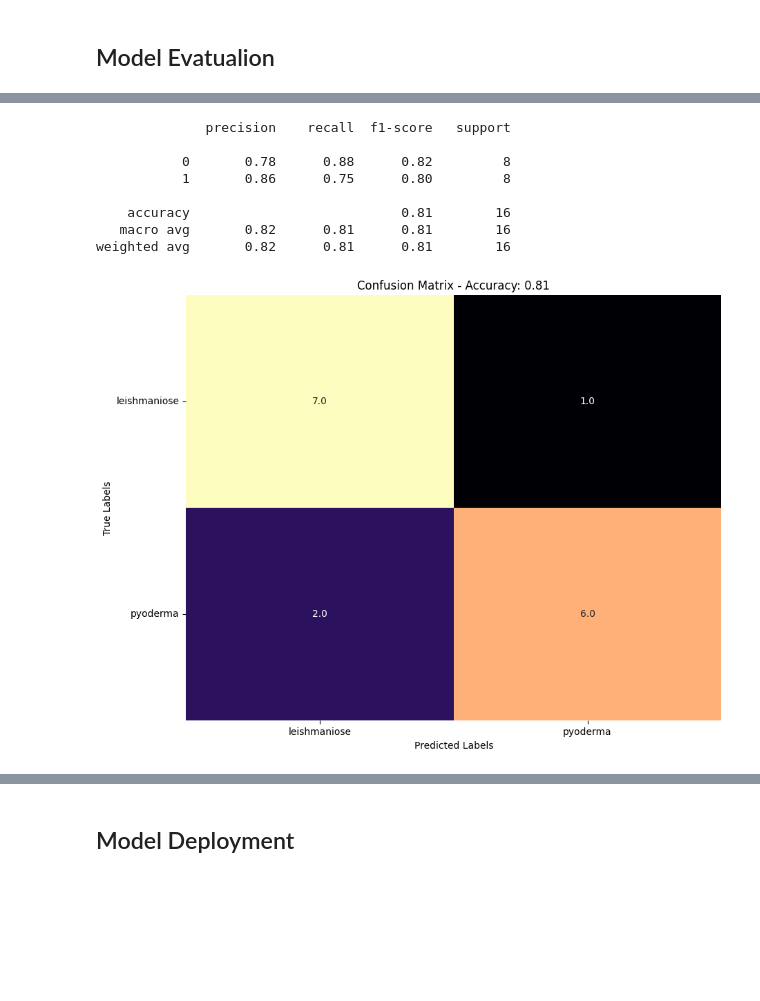
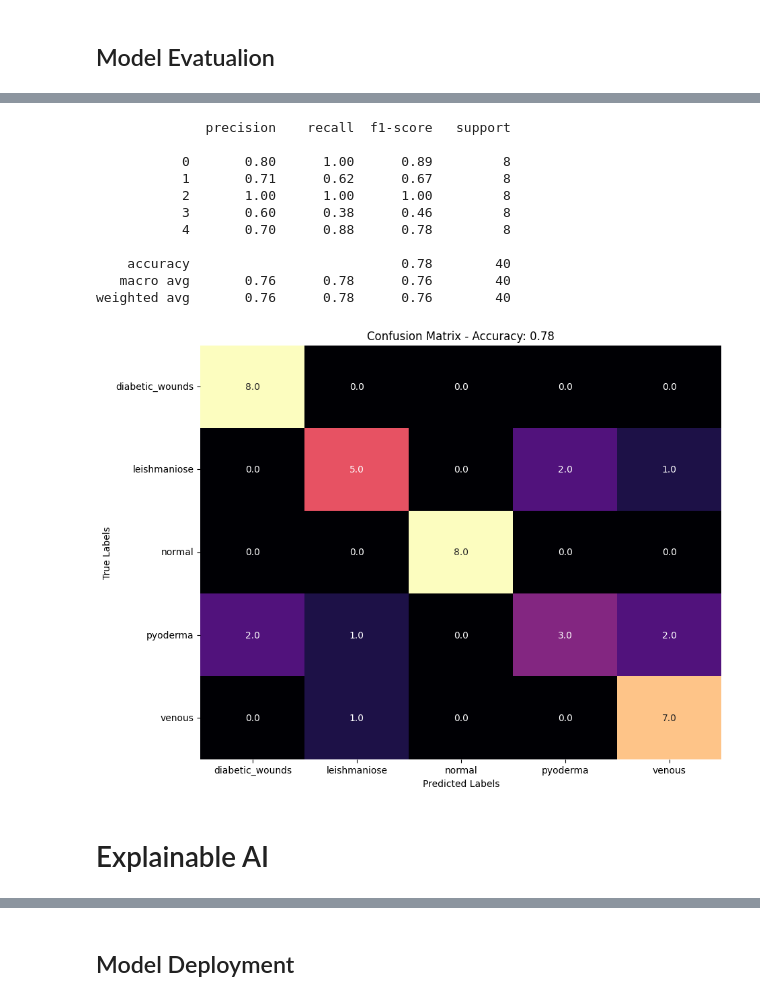
Before and after one commit to Eric-Oliveira-ds/leishticIA, a Jupyter notebook: AlexNet_classifier.ipynb, the cells around one changed output, grey strips where cells are left out. Saved outputs shown, nothing was run; the diff lists cells and outputs as text; code cells hidden in the pictures; blank space fills up the shorter version.

Commit message:
Train model with new class (5)

```diff
--- a/AlexNet_classifier.ipynb
+++ b/AlexNet_classifier.ipynb
@@ -258,20 +387,28 @@ make_dot(y, params=dict(model.named_parameters())).render("model_architecture",
 # %% [output]
 'model_architecture.png'
 # %%
-# num_epochs = 10
-# for epoch in range(num_epochs):
-#     model.train()
-#     running_loss = 0.0
-#     for inputs, labels in train_loader:
-#         inputs, labels = inputs.to(device), labels.to(device)
+num_epochs = 50
+train_losses = []
 
-#         optimizer.zero_grad()
-#         outputs = model(inputs)
-#         loss = criterion(outputs, labels)
-#         loss.backward()
-#         optimizer.step()
+for epoch in range(num_epochs):
+    model.train()
+    running_loss = 0.0
+    for inputs, labels in train_loader:
+        inputs, labels = inputs.to(device), labels.to(device)
+        optimizer.zero_grad()
+        outputs = model(inputs)
+        loss = criterion(outputs, labels)
+        loss.backward()
+        optimizer.step()
+        running_loss += loss.item()
+    epoch_loss = running_loss / len(train_loader)
+    train_losses.append(epoch_loss)
+    print(f'Epoch [{epoch+1}/{num_epochs}], Loss: {epoch_loss:.4f}')
 
-#         running_loss += loss.item()
-
-#     print(f'Epoch [{epoch+1}/{num_epochs}], Loss: {running_loss/len(train_loader):.4f}')
+plt.plot(range(1, num_epochs + 1), train_losses, label='Training Loss')
+plt.xlabel('Epoch')
+plt.ylabel('Loss')
+plt.title('Training Loss Over Epochs')
+plt.legend()
+plt.show()
 # %% [output]
@@ -351,25 +459,30 @@ print(classification_report(all_labels, all_predictions))
 # %% [output]
               precision    recall  f1-score   support
 
-           0       0.78      0.88      0.82         8
-           1       0.86      0.75      0.80         8
+           0       0.80      1.00      0.89         8
+           1       0.71      0.62      0.67         8
+           2       1.00      1.00      1.00         8
+           3       0.60      0.38      0.46         8
+           4       0.70      0.88      0.78         8
 
-    accuracy                           0.81        16
-   macro avg       0.82      0.81      0.81        16
-weighted avg       0.82      0.81      0.81        16
+    accuracy                           0.78        40
+   macro avg       0.76      0.78      0.76        40
+weighted avg       0.76      0.78      0.76        40
 # %%
 # Criar a matriz de confusão
 cm = confusion_matrix(all_labels, all_predictions)
 accuracy = accuracy_score(all_labels, all_predictions)
 
 # Plotar a matriz de confusão com Seaborn
 plt.figure(figsize=(10, 8))
 ax = sns.heatmap(cm, annot=True, fmt='.1f', cmap='magma', cbar=False)
 plt.xlabel('Predicted Labels')
 plt.ylabel('True Labels')
 plt.title(f'Confusion Matrix - Accuracy: {accuracy:.2f}')
-ax.set_xticklabels(['leishmaniose', 'pyoderma',])
-ax.set_yticklabels(['leishmaniose', 'pyoderma'], rotation=0)
+ax.set_xticklabels(['diabetic_wounds', 'leishmaniose', 'normal', 'pyoderma', 'venous'])
+ax.set_yticklabels(['diabetic_wounds', 'leishmaniose', 'normal', 'pyoderma', 'venous'], rotation=0)
 plt.show()
 # %% [output]
-[figure, old version]
+[figure, new version]
+# %% [markdown]
+# Explainable AI
```
Also changed, not shown: parts of 20 cells of this notebook.
